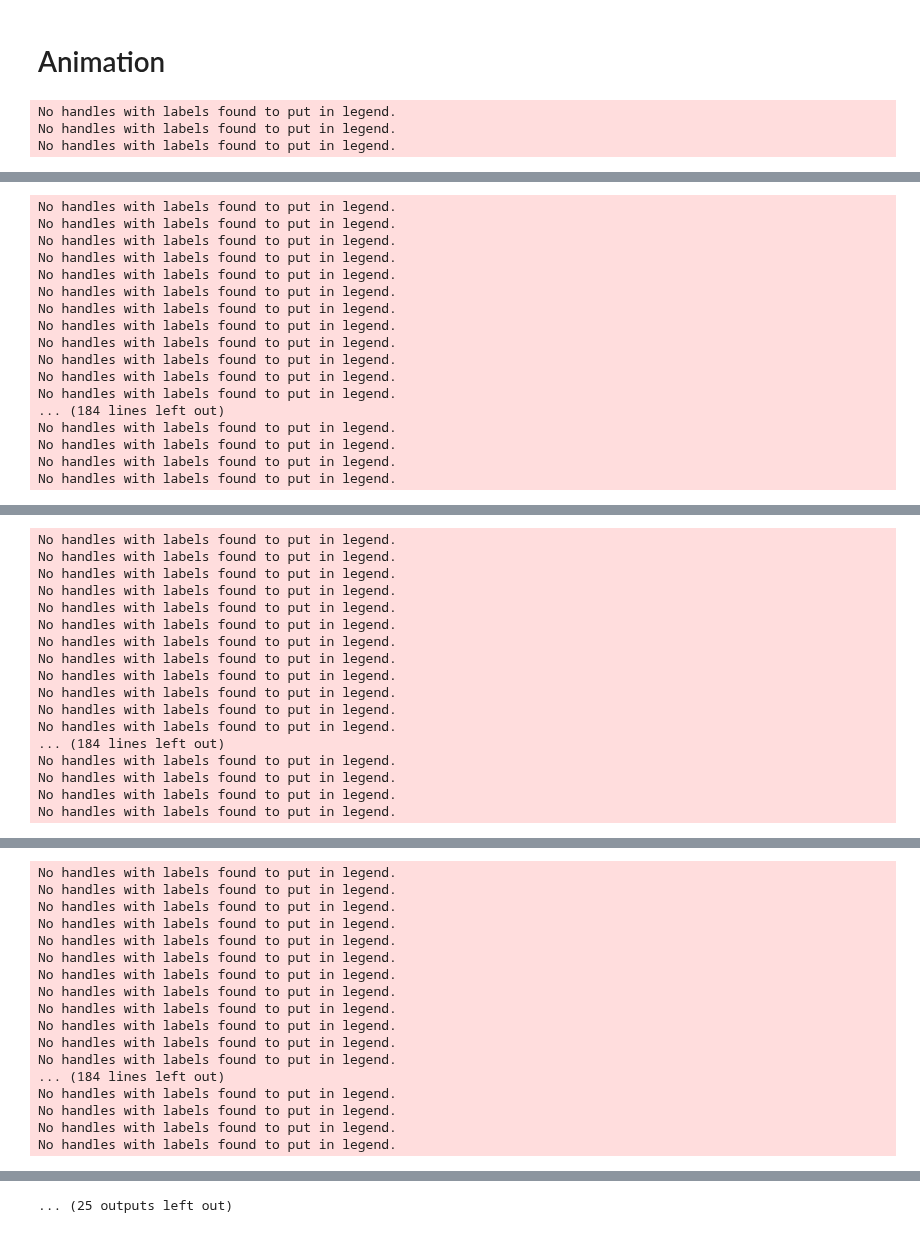
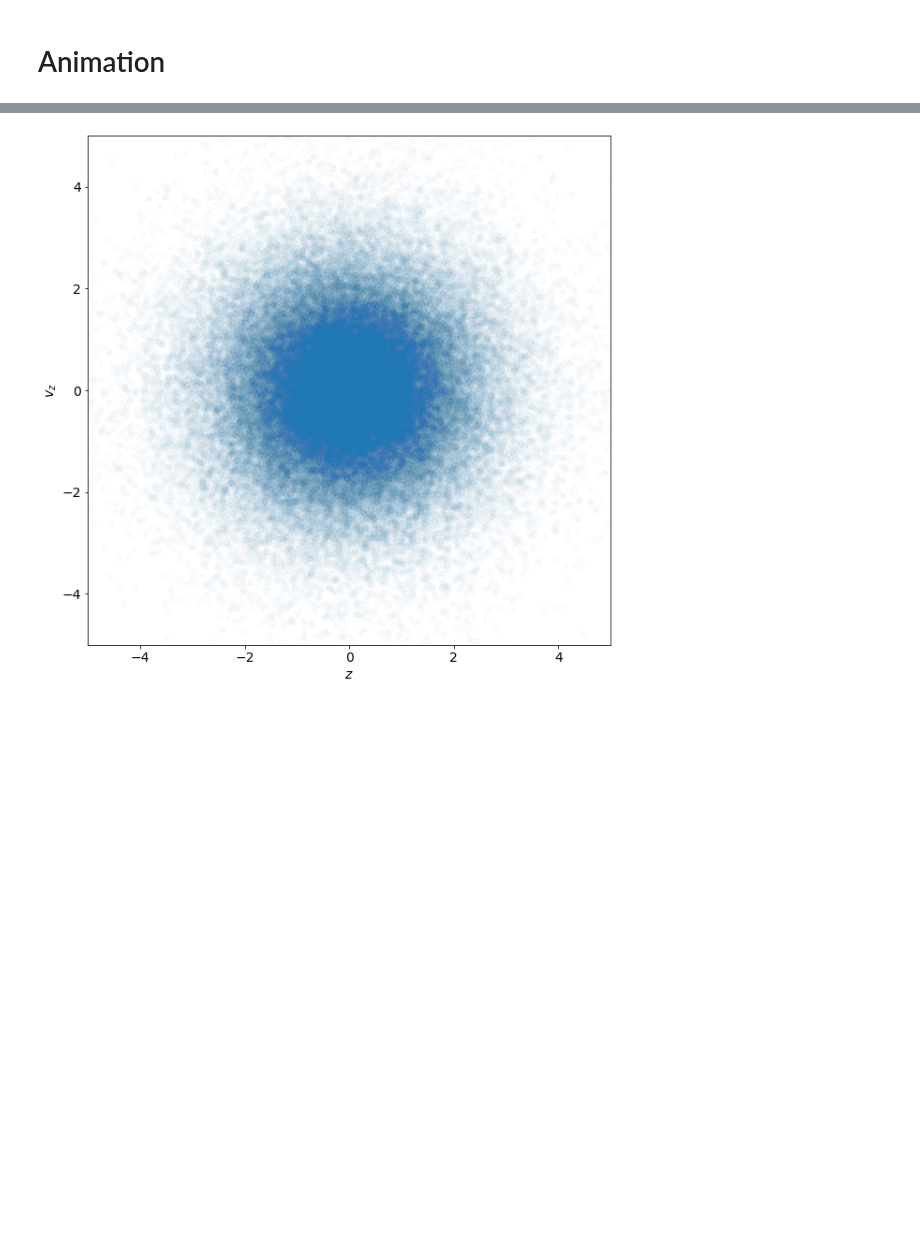
Before and after one commit to Jupiter1994/plasma-echo, a Jupyter notebook: Leapfrogging Particle Trajectories.ipynb, the cells around one changed output, grey strips where cells are left out. Saved outputs shown, nothing was run; the diff lists cells and outputs as text; code cells hidden in the pictures; blank space fills up the shorter version.

```diff
--- a/Leapfrogging Particle Trajectories.ipynb
+++ b/Leapfrogging Particle Trajectories.ipynb
@@ -171,7 +171,7 @@ scat = plt.scatter(zs, vzs, alpha=0.02)
 
 # number of particles at t=0 within z_tolerance at a z coordinate; this is the
 # "background" distribution
-z_offset = 1
+z_offset = 2
 n_0 = np.sum(np.abs(zs - z_offset) < z_tolerance)
 print(f'n_0 = {n_0}')
 
@@ -309,12 +309,9 @@ def updatefig(i):
     return scat,
 
 
-make_animation = True
+make_animation = False
 if make_animation:
     ani = animation.FuncAnimation(fig, updatefig, interval=100, frames=len(ts), \
             blit=True)
     ani.save("Leapfrogged_trajectories_temp.mp4")
 # %% [output]
-No handles with labels found to put in legend.
-No handles with labels found to put in legend.
-No handles with labels found to put in legend.
@@ -365,17 +317,0 @@ Elapsed t: 140.8 seconds
-No handles with labels found to put in legend.
-No handles with labels found to put in legend.
-No handles with labels found to put in legend.
-No handles with labels found to put in legend.
-No handles with labels found to put in legend.
-No handles with labels found to put in legend.
-No handles with labels found to put in legend.
-No handles with labels found to put in legend.
-No handles with labels found to put in legend.
-No handles with labels found to put in legend.
-No handles with labels found to put in legend.
-No handles with labels found to put in legend.
-... (184 lines left out)
-No handles with labels found to put in legend.
-No handles with labels found to put in legend.
-No handles with labels found to put in legend.
-No handles with labels found to put in legend.
@@ -384,17 +317,0 @@ Elapsed t: 210.9 seconds
-No handles with labels found to put in legend.
-No handles with labels found to put in legend.
-No handles with labels found to put in legend.
-No handles with labels found to put in legend.
-No handles with labels found to put in legend.
-No handles with labels found to put in legend.
-No handles with labels found to put in legend.
-No handles with labels found to put in legend.
-No handles with labels found to put in legend.
-No handles with labels found to put in legend.
-No handles with labels found to put in legend.
-No handles with labels found to put in legend.
-... (184 lines left out)
-No handles with labels found to put in legend.
-No handles with labels found to put in legend.
-No handles with labels found to put in legend.
-No handles with labels found to put in legend.
@@ -403,17 +317,0 @@ Elapsed t: 289.3 seconds
-No handles with labels found to put in legend.
-No handles with labels found to put in legend.
-No handles with labels found to put in legend.
-No handles with labels found to put in legend.
-No handles with labels found to put in legend.
-No handles with labels found to put in legend.
-No handles with labels found to put in legend.
-No handles with labels found to put in legend.
-No handles with labels found to put in legend.
-No handles with labels found to put in legend.
-No handles with labels found to put in legend.
-No handles with labels found to put in legend.
-... (184 lines left out)
-No handles with labels found to put in legend.
-No handles with labels found to put in legend.
-No handles with labels found to put in legend.
-No handles with labels found to put in legend.
@@ -422,4 +318,4 @@ Elapsed t: 366.4 seconds
-... (25 outputs left out)
+[figure, added]
 # %%
 print("Number of particles at J=0:")
 print(np.sum(variables["Js"] == 0))
```
Also changed, not shown: parts of 3 cells of this notebook, 7 other files.
